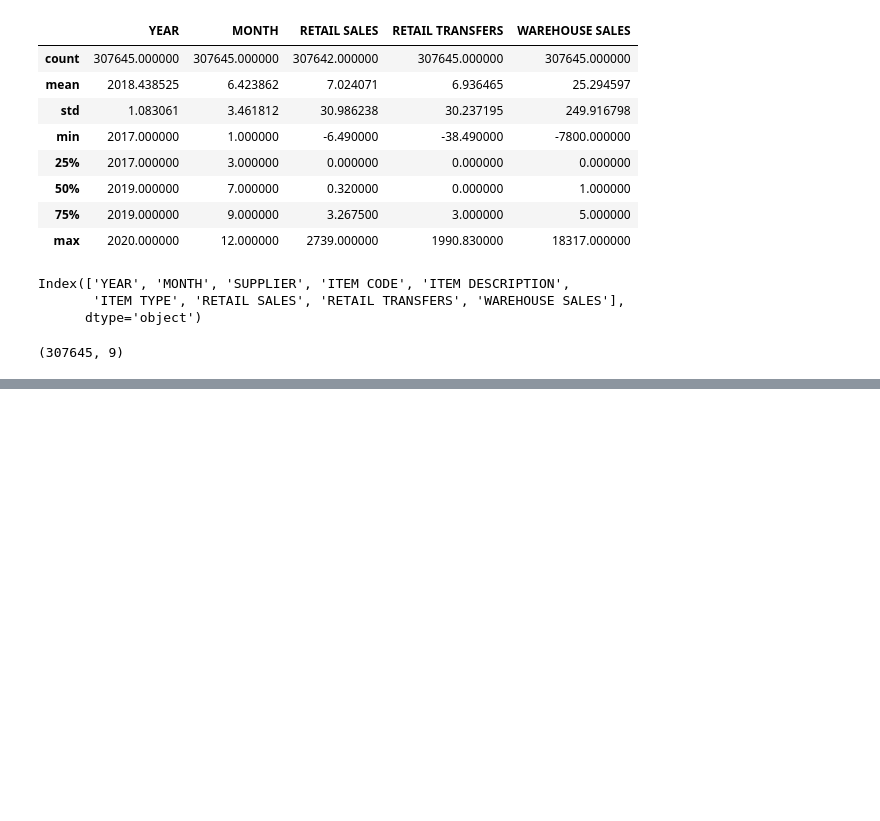
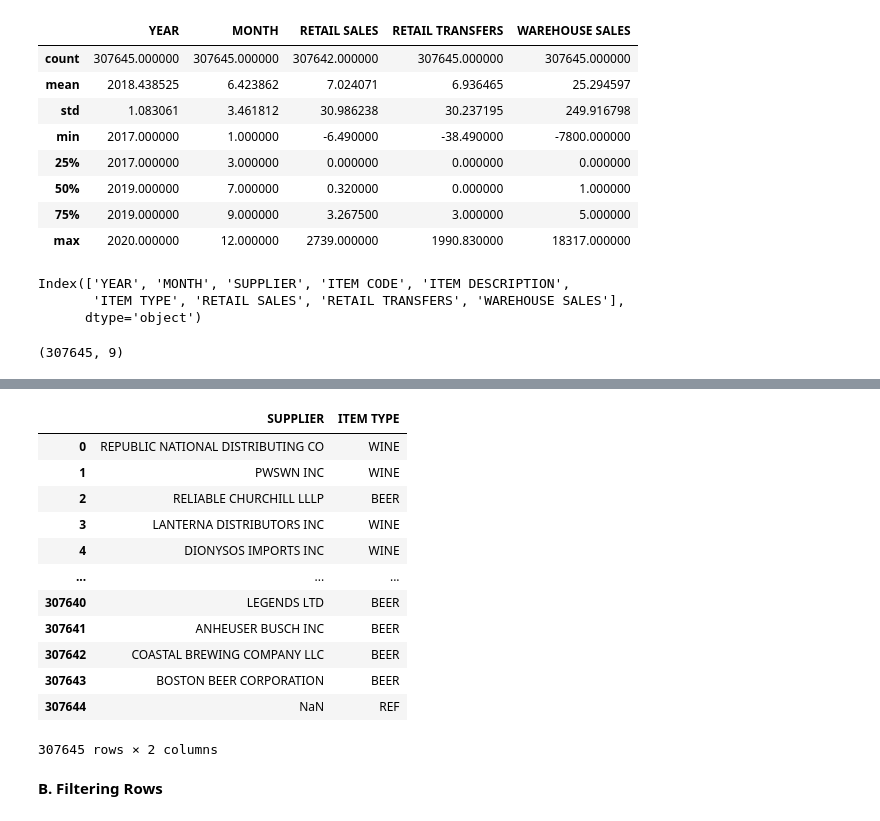
Before and after one commit to QUADRIABUBAKAR/ACCESS-Data-science-assignment, a Jupyter notebook: Week_2_Session_3;_Data_Handling_1_Assignment.ipynb, the cells around one changed output, grey strips where cells are left out. Saved outputs shown, nothing was run; the diff lists cells and outputs as text; code cells hidden in the pictures; blank space fills up the shorter version.

```diff
--- a/Week_2_Session_3;_Data_Handling_1_Assignment.ipynb
+++ b/Week_2_Session_3;_Data_Handling_1_Assignment.ipynb
@@ -69,0 +95,19 @@ data_sales.shape
+# %%
+#Select any two categorical columns and display them.
+data_sales.loc[:, ["SUPPLIER",	"ITEM TYPE"]]
+# %% [output]
+|  | SUPPLIER | ITEM TYPE |
+| 0 | REPUBLIC NATIONAL DISTRIBUTING CO | WINE |
+| 1 | PWSWN INC | WINE |
+| 2 | RELIABLE CHURCHILL LLLP | BEER |
+| 3 | LANTERNA DISTRIBUTORS INC | WINE |
+| 4 | DIONYSOS IMPORTS INC | WINE |
+| ... | ... | ... |
+| 307640 | LEGENDS LTD | BEER |
+| 307641 | ANHEUSER BUSCH INC | BEER |
+| 307642 | COASTAL BREWING COMPANY LLC | BEER |
+| 307643 | BOSTON BEER CORPORATION | BEER |
+| 307644 | NaN | REF |
+307645 rows × 2 columns
+# %% [markdown]
+**B. Filtering Rows**
```
Also changed, not shown: parts of 6 cells of this notebook.
